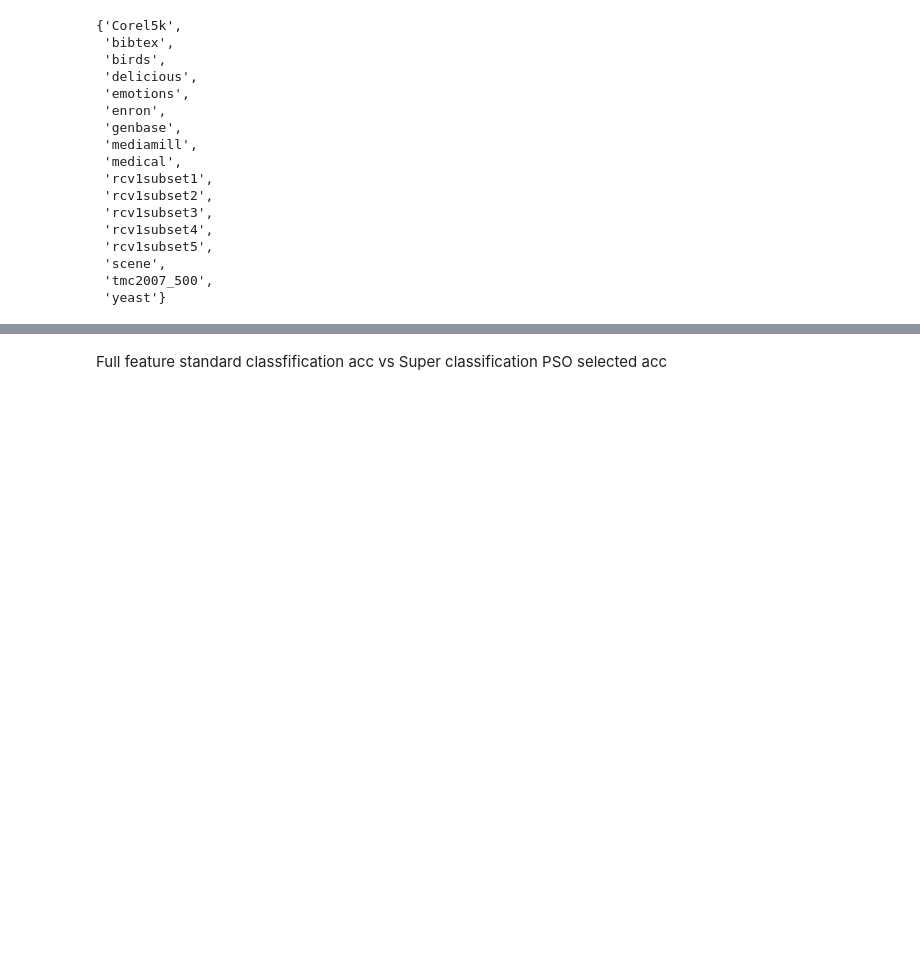
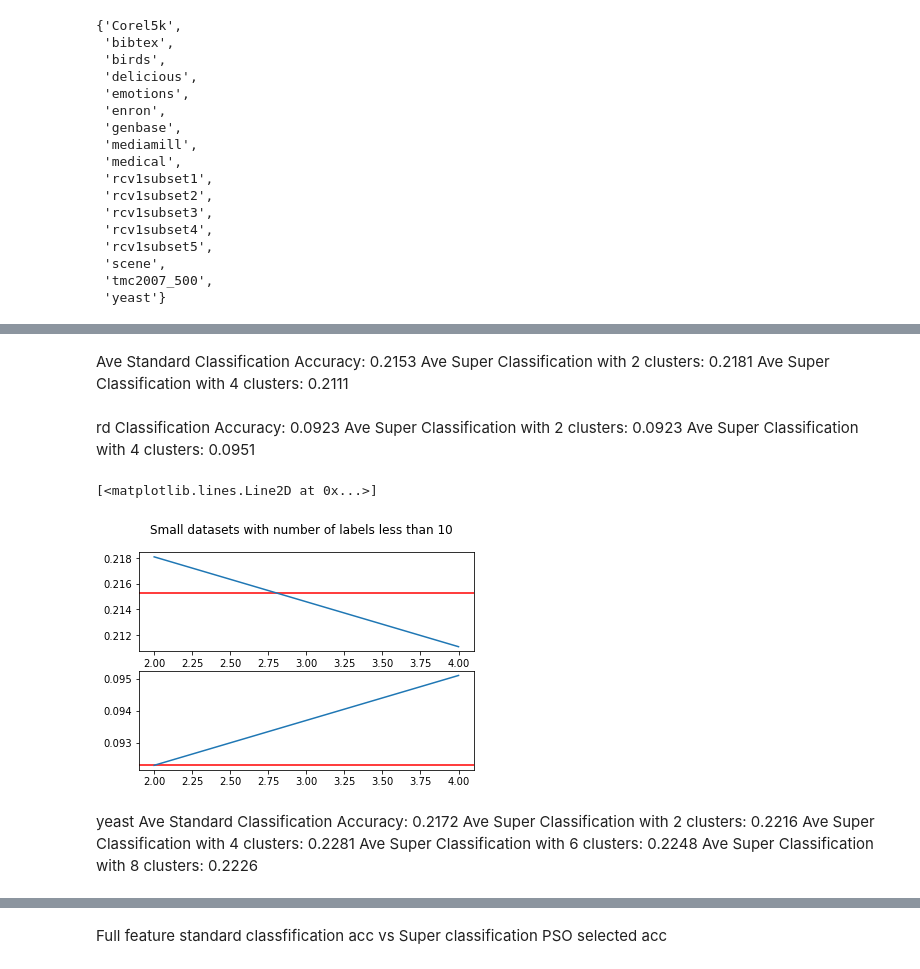
Before and after one commit to faylu-nz/Super_label_PSO_ML_FS, a Jupyter notebook: super_label.ipynb, the cells around one changed output, grey strips where cells are left out. Drawn from its saved outputs; the diff is of its cells as text; code cells hidden in the pictures; blank space fills up the shorter version.

```diff
--- a/super_label.ipynb
+++ b/super_label.ipynb
@@ -830,0 +693,4 @@ plt.show()
+# %% [markdown]
+Ave Standard Classification Accuracy: 0.2153
+Ave Super Classification with 2 clusters: 0.2181
+Ave Super Classification with 4 clusters: 0.2111
@@ -830,0 +707,4 @@ plt.show()
+# %% [markdown]
+rd Classification Accuracy: 0.0923
+Ave Super Classification with 2 clusters: 0.0923
+Ave Super Classification with 4 clusters: 0.0951
@@ -830,0 +720,20 @@ plt.show()
+# %%
+fig, (ax1, ax2) = plt.subplots(2)
+fig.suptitle('Small datasets with number of labels less than 10')
+x = [2, 4]
+y_emotions = [0.2181, 0.2111]
+y_scene = [0.0923, 0.0951]
+ax1.axhline(y=0.2153, color='r', linestyle='-')
+ax1.plot(x, y_emotions)
+ax2.axhline(y=0.0923, color='r', linestyle='-')
+ax2.plot(x, y_scene)
+# %% [output]
+[<matplotlib.lines.Line2D at 0x...>]
+[figure, added]
+# %% [markdown]
+yeast
+Ave Standard Classification Accuracy: 0.2172
+Ave Super Classification with 2 clusters: 0.2216
+Ave Super Classification with 4 clusters: 0.2281
+Ave Super Classification with 6 clusters: 0.2248
+Ave Super Classification with 8 clusters: 0.2226
```
Also changed, not shown: parts of 46 cells of this notebook, 9 other files.
